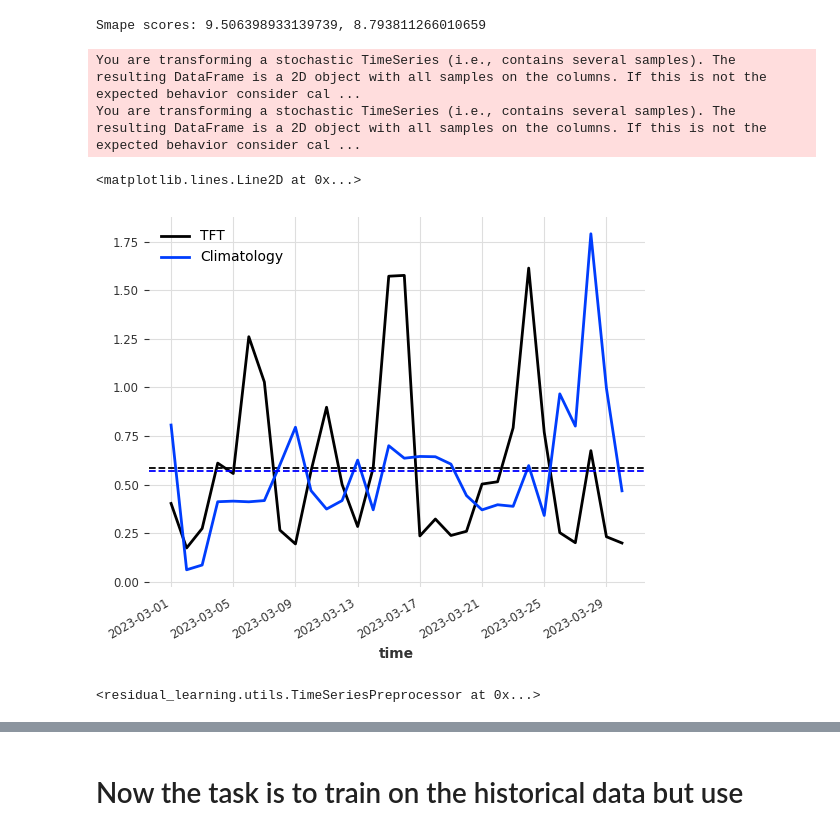
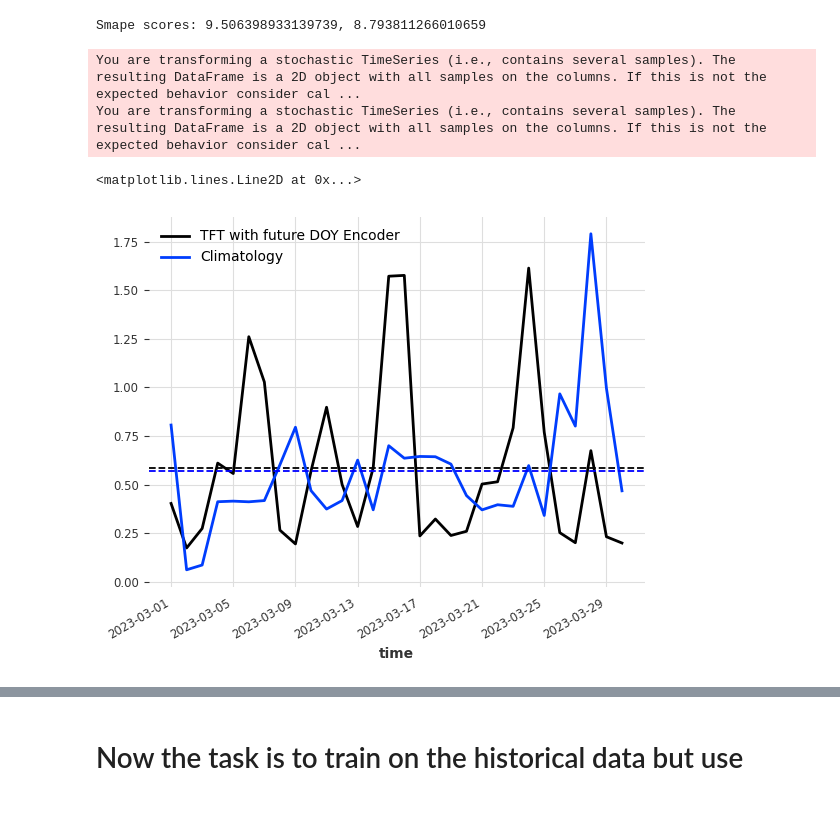
Before and after one commit to boettiger-lab/neon4cast-darts-submit, a Jupyter notebook: scoring_exploration.ipynb, the cells around one changed output, grey strips where cells are left out. Cells and saved outputs as stored; diff of their text form; code cells hidden in the pictures.

```diff
--- a/scoring_exploration.ipynb
+++ b/scoring_exploration.ipynb
@@ -682,19 +682,15 @@ Smape scores: 9.506398933139739, 8.793811266010659
 # %%
 score = crps(_record_dict["ARIK"]['oxygen']['trash_hist_test'], _record_dict["ARIK"]["oxygen"]["validation"])
 hist_score = crps(_record_dict['ARIK']['oxygen']['historical'], _record_dict["ARIK"]["oxygen"]["validation"])
-score.plot(label = "TFT")
+score.plot(label = "TFT with future DOY Encoder")
 plt.axhline(y = score.mean(axis=0).values()[0][0], color = 'black', linestyle = '--')
 hist_score.plot(label = "Climatology")
 plt.axhline(y = hist_score.mean(axis=0).values()[0][0], color = 'blue', linestyle = '--')
 # %% [output]
 You are transforming a stochastic TimeSeries (i.e., contains several samples). The resulting DataFrame is a 2D object with all samples on the columns. If this is not the expected behavior consider cal ...
 You are transforming a stochastic TimeSeries (i.e., contains several samples). The resulting DataFrame is a 2D object with all samples on the columns. If this is not the expected behavior consider cal ...
 <matplotlib.lines.Line2D at 0x...>
-[figure, old version]
+[figure, new version]
-# %%
-data_preprocessor
-# %% [output]
-<residual_learning.utils.TimeSeriesPreprocessor at 0x...>
 # %%
 make_plot("trash_block_test", "ARIK", "oxygen", data_preprocessor, _record_dict)
 # %% [output]
```
Also changed, not shown: parts of 10 cells of this notebook, 1 other file.
